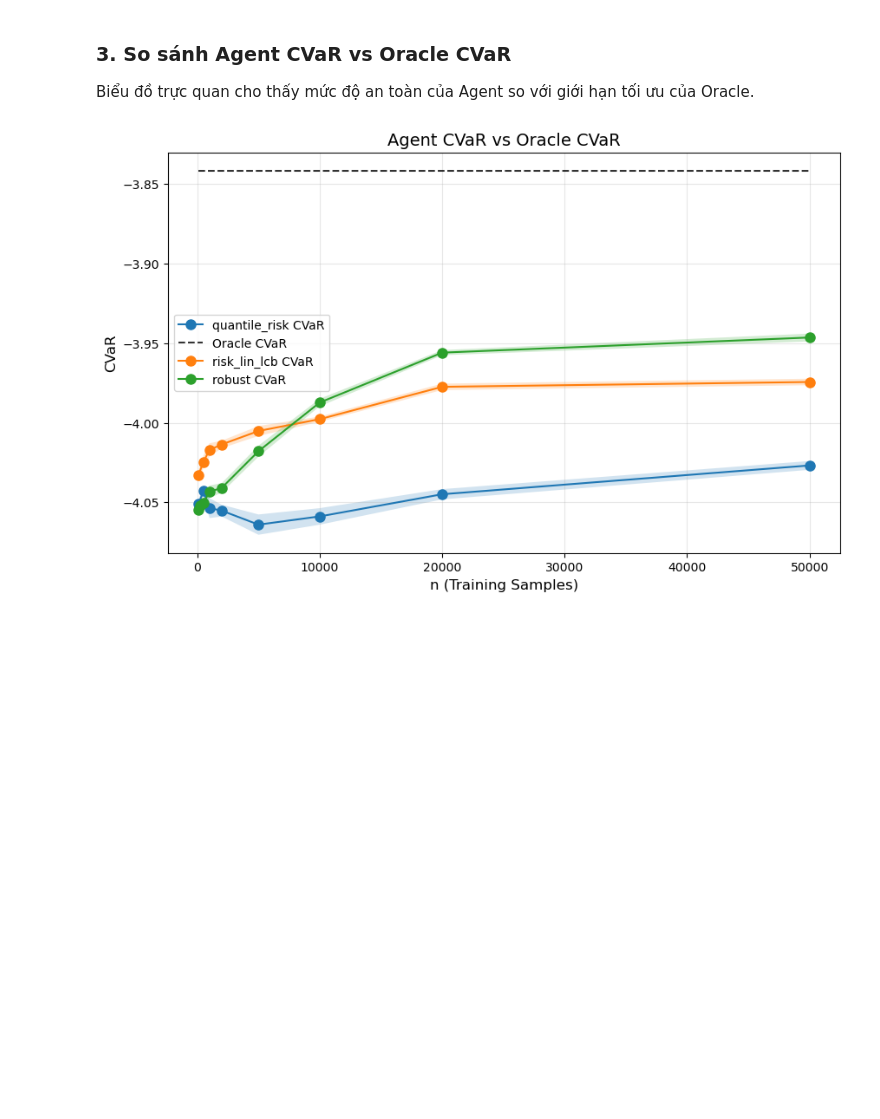
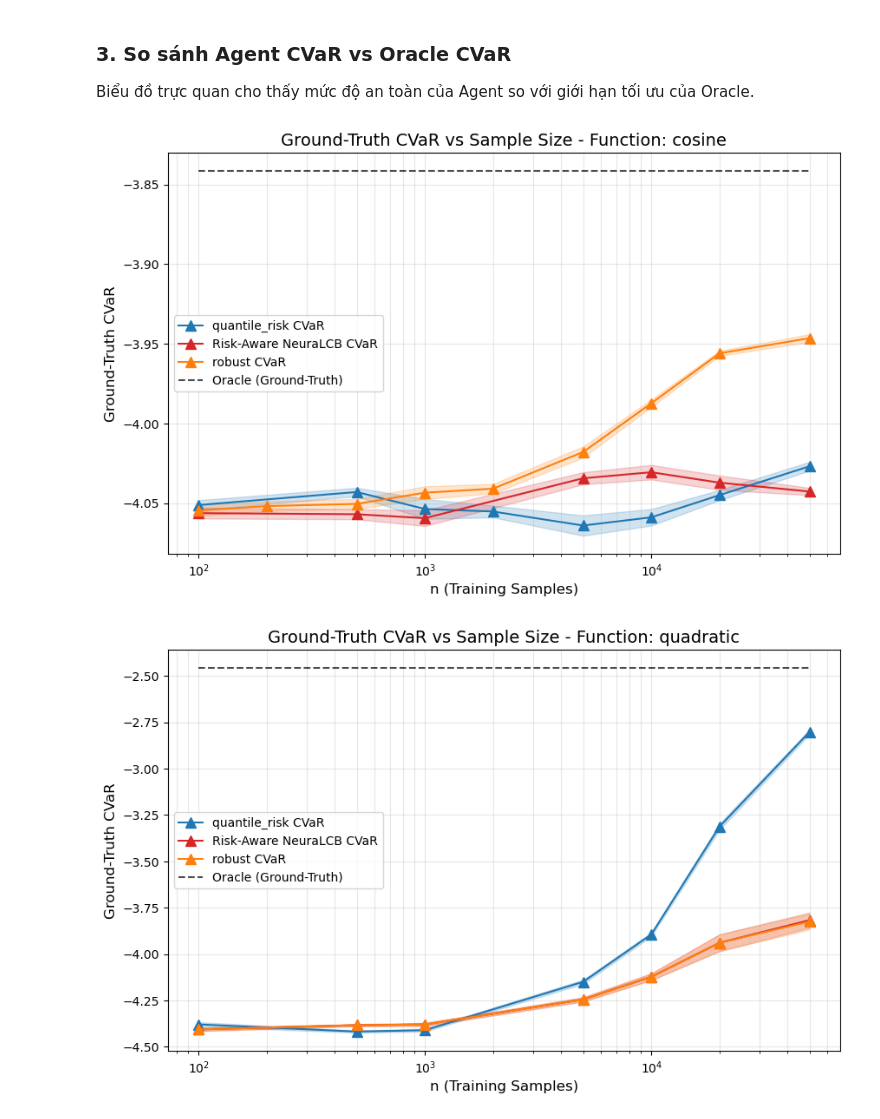
Before and after one commit to trito11/robust_risk_aware_bandits, a Jupyter notebook: plot_convergence.ipynb, the cells around one changed output. Cells and saved outputs as stored; diff of their text form; code cells hidden in the pictures; blank space fills up the shorter version.

```diff
--- a/plot_convergence.ipynb
+++ b/plot_convergence.ipynb
@@ -134,23 +147,29 @@ plt.show()
 ### 3. So sánh Agent CVaR vs Oracle CVaR
 Biểu đồ trực quan cho thấy mức độ an toàn của Agent so với giới hạn tối ưu của Oracle.
 # %%
-plt.figure(figsize=(10, 6))
-first = True
-for algo, summary in all_summaries.items():
-    if not summary['n_extra']: continue
-    plt.plot(summary['n_extra'], summary['gt_cvar_mean'], '-o', label=f"{algo} CVaR", markersize=8)
-    plt.fill_between(summary['n_extra'],
-                     np.array(summary['gt_cvar_mean']) - np.array(summary['gt_cvar_std']),
-                     np.array(summary['gt_cvar_mean']) + np.array(summary['gt_cvar_std']),
-                     alpha=0.2)
-    if first:
-        plt.plot(summary['n_extra'], summary['oracle_cvar'], 'k--', label="Oracle CVaR", alpha=0.8)
-        first = False
+for func_name, summaries in all_function_data.items():
+    plt.figure(figsize=(10, 6))
+    for algo, summary in summaries.items():
+        if not summary['n_extra']: continue
+        color = color_map.get(algo, None)
+        plt.plot(summary['n_extra'], summary['gt_cvar_mean'], '-^', label=f"{label_map.get(algo, algo)} CVaR", markersize=8, color=color)
+        plt.fill_between(summary['n_extra'],
+                         np.array(summary['gt_cvar_mean']) - np.array(summary['gt_cvar_std']),
+                         np.array(summary['gt_cvar_mean']) + np.array(summary['gt_cvar_std']),
+                         alpha=0.2, color=color)
 
-plt.title("Agent CVaR vs Oracle CVaR", fontsize=14)
-plt.xlabel("n (Training Samples)", fontsize=12); plt.ylabel("CVaR", fontsize=12)
-plt.grid(True, alpha=0.3)
-plt.legend()
-plt.show()
+    if summaries:
+        first_algo = next(iter(summaries))
+        if summaries[first_algo]['n_extra']:
+            plt.plot(summaries[first_algo]['n_extra'], summaries[first_algo]['oracle_cvar'],
+                     'k--', label="Oracle (Ground-Truth)", alpha=0.7)
+
+    plt.xscale('log')
+    plt.title(f"Ground-Truth CVaR vs Sample Size - Function: {func_name}", fontsize=14)
+    plt.xlabel("n (Training Samples)", fontsize=12); plt.ylabel("Ground-Truth CVaR", fontsize=12)
+    plt.grid(True, which="both", alpha=0.3)
+    plt.legend()
+    plt.show()
 # %% [output]
-[figure, old version]
+[figure, new version]
+[figure, added]
```
Also changed, not shown: parts of 4 cells of this notebook, 9 other files.
